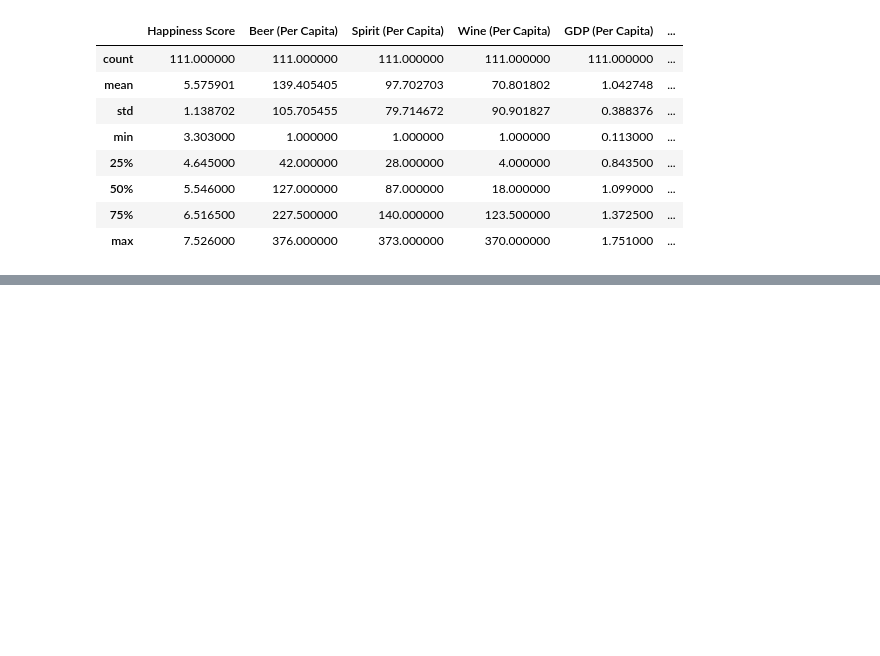
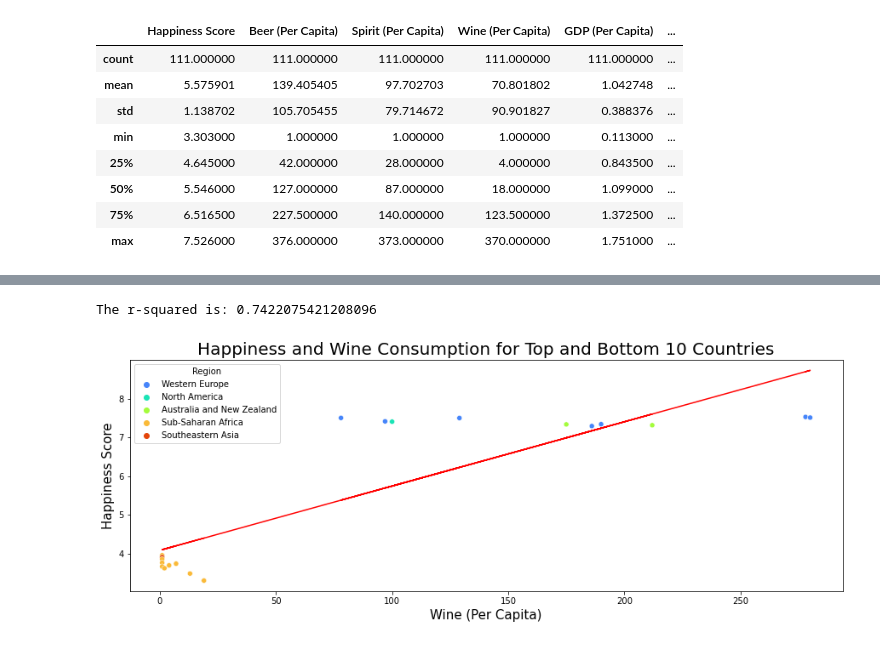
Before and after one commit to Caleman34/Alcohol_and_Happiness, a Jupyter notebook: Alcohol_and_Happiness.ipynb, the cells around one changed output, grey strips where cells are left out. Saved outputs shown, nothing was run; the diff lists cells and outputs as text; code cells hidden in the pictures; blank space fills up the shorter version.

```diff
--- a/Alcohol_and_Happiness.ipynb
+++ b/Alcohol_and_Happiness.ipynb
@@ -115,0 +158,4 @@ group_df.describe()
+# %%
+# top 10 data frame
+top_df = happiness_sort_df.nlargest(10, "Happiness Score")
+top_df
@@ -115,0 +174,5 @@ group_df.describe()
+# %%
+# Bottom 10 data frame
+bottom_df = happiness_sort_df.nsmallest(10, "Happiness Score")
+sort_bottom_df = bottom_df.sort_values("Happiness Score", ascending = False)
+sort_bottom_df
@@ -115,0 +191,3 @@ group_df.describe()
+# %%
+top_bottom_df = pd.merge(top_df, sort_bottom_df, how = "outer")
+top_bottom_df
@@ -115,0 +233,27 @@ group_df.describe()
+# %%
+#scatter plot of drink consumption select countries wine
+#set up scatterplot
+plt.figure(figsize = (15,5))
+sns.scatterplot(data = top_bottom_df,  y = "Happiness Score", x = "Wine (Per Capita)", palette = "turbo", hue = "Region")
+
+#calc regression
+y_values = top_bottom_df["Happiness Score"]
+x_values = top_bottom_df["Wine (Per Capita)"]
+(slope, intercept, rvalue, pvalue, stderr) = linregress(x_values, y_values)
+regress_values = x_values * slope + intercept
+line_eq = "y = " + str(round(slope,2)) + "x + " + str(round(intercept,2))
+plt.plot(x_values,regress_values,"r-")
+plt.annotate(line_eq,(0,2),fontsize=5,color="red")
+print(f"The r-squared is: {rvalue**2}")
+
+#clean up scatter plot for looks
+plt.title("Happiness and Wine Consumption for Top and Bottom 10 Countries", fontsize = 20)
+plt.ylabel("Happiness Score", fontsize = 15)
+plt.xlabel("Wine (Per Capita)", fontsize = 15)
+plt.legend = "best"
+
+plt.savefig("Figures/top_bottom_happy_wine_scatter.png")
+plt.show()
+# %% [output]
+The r-squared is: 0.7422075421208096
+[figure, added]
```
Also changed, not shown: parts of 15 cells of this notebook.
